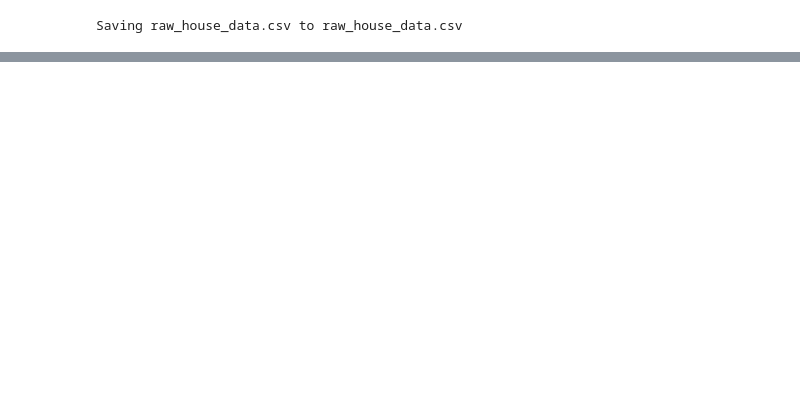
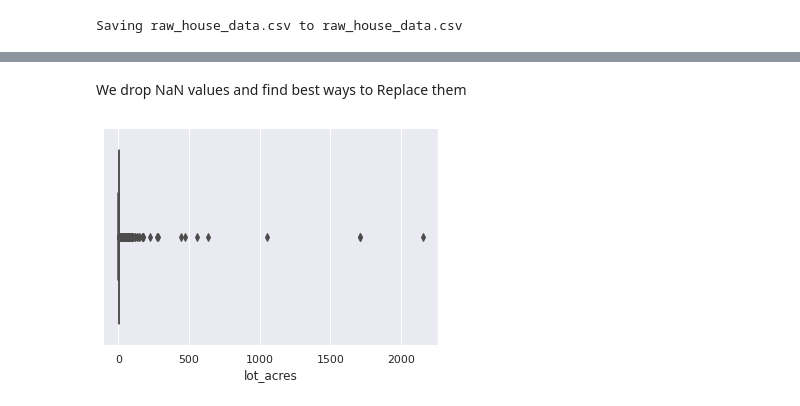
Before and after one commit to NatnaelMengistu1/DS, a Jupyter notebook: Data_Cleaning_and_EDA.ipynb, the cells around one changed output, grey strips where cells are left out. Cells and saved outputs as stored; diff of their text form; code cells hidden in the pictures; blank space fills up the shorter version.

```diff
--- a/Data_Cleaning_and_EDA.ipynb
+++ b/Data_Cleaning_and_EDA.ipynb
@@ -15,6 +15,8 @@ import pandas as pd # import library to read data into dataframe
 import numpy as np # import numpy library
 import re # import library for regular expression
 import matplotlib.pyplot as plt
+import seaborn as sns
+sns.set(color_codes=True)
 # %%
 
 from google.colab import files
@@ -39,0 +143,14 @@ df2.head()
+# %% [markdown]
+We drop NaN values and find best ways to Replace them
+# %%
+df3 = df2.dropna()
+
+sns.boxplot(x=df3['lot_acres'])
+
+#print(df3['lot_acres'].describe())
+
+x = df3['lot_acres'].mode()
+
+df2['lot_acres'] = df2['lot_acres'].fillna(x)
+# %% [output]
+[figure, added]
```
Also changed, not shown: parts of 24 cells of this notebook.
